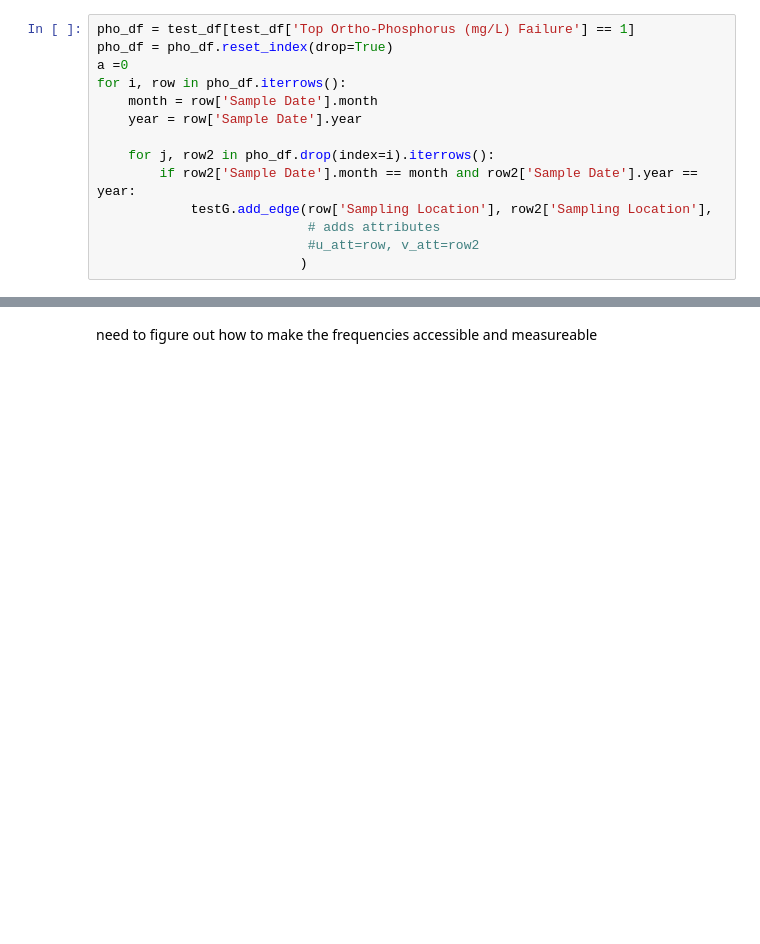
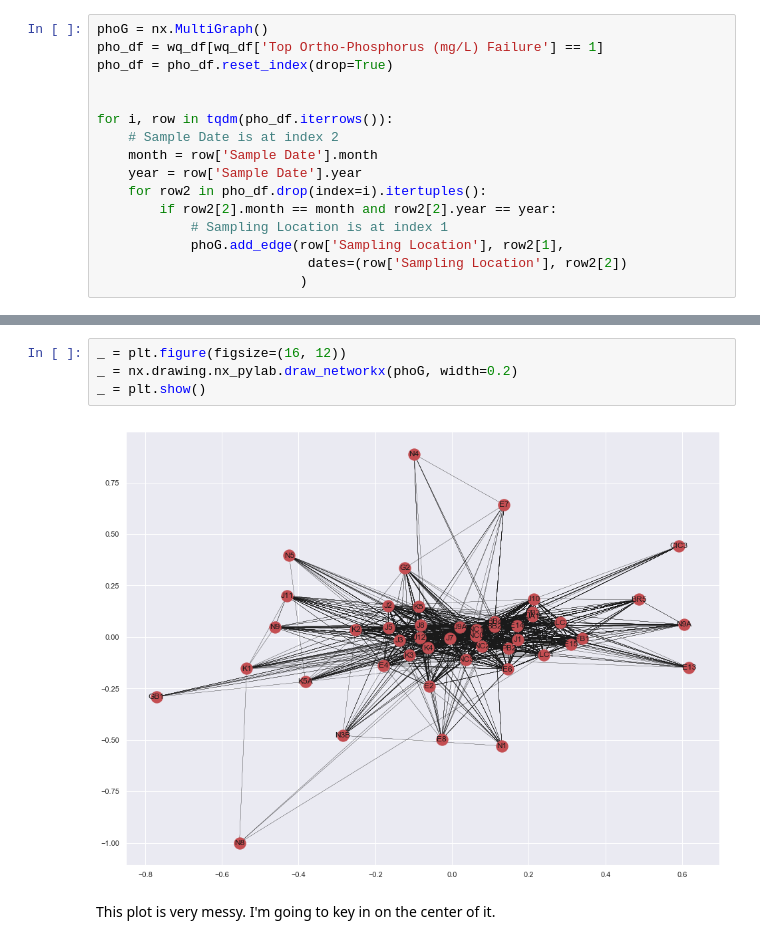
Before and after one commit to dradamski/capstone-two, a Jupyter notebook: notebooks/create_network.ipynb, the cells around one changed output, grey strips where cells are left out. Cells and saved outputs as stored; diff of their text form; blank space fills up the shorter version.

```diff
--- a/notebooks/create_network.ipynb
+++ b/notebooks/create_network.ipynb
@@ -103,14 +15,16 @@ testG = nx.MultiGraph()
 # %%
-pho_df = test_df[test_df['Top Ortho-Phosphorus (mg/L) Failure'] == 1]
+phoG = nx.MultiGraph()
+pho_df = wq_df[wq_df['Top Ortho-Phosphorus (mg/L) Failure'] == 1]
 pho_df = pho_df.reset_index(drop=True)
-a =0
-for i, row in pho_df.iterrows():
+
+
+for i, row in tqdm(pho_df.iterrows()):
+    # Sample Date is at index 2
     month = row['Sample Date'].month
     year = row['Sample Date'].year
-
-    for j, row2 in pho_df.drop(index=i).iterrows():
-        if row2['Sample Date'].month == month and row2['Sample Date'].year == year:
-            testG.add_edge(row['Sampling Location'], row2['Sampling Location'],
-                           # adds attributes
-                           #u_att=row, v_att=row2
+    for row2 in pho_df.drop(index=i).itertuples():
+        if row2[2].month == month and row2[2].year == year:
+            # Sampling Location is at index 1
+            phoG.add_edge(row['Sampling Location'], row2[1],
+                           dates=(row['Sampling Location'], row2[2])
                           )
@@ -158,2 +31,8 @@ testG.graph
-# %% [markdown]
-need to figure out how to make the frequencies accessible and measureable
+# %%
+_ = plt.figure(figsize=(16, 12))
+_ = nx.drawing.nx_pylab.draw_networkx(phoG, width=0.2)
+_ = plt.show()
+# %% [output]
+[figure, added]
+# %% [markdown]
+This plot is very messy. I'm going to key in on the center of it.
```
Also changed, not shown: parts of 26 cells of this notebook.
